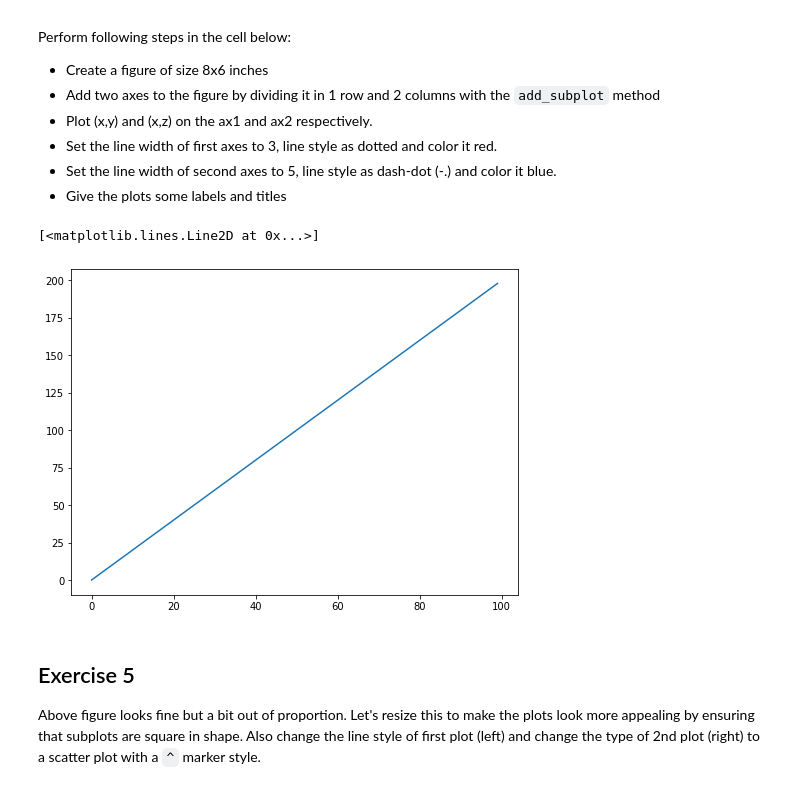
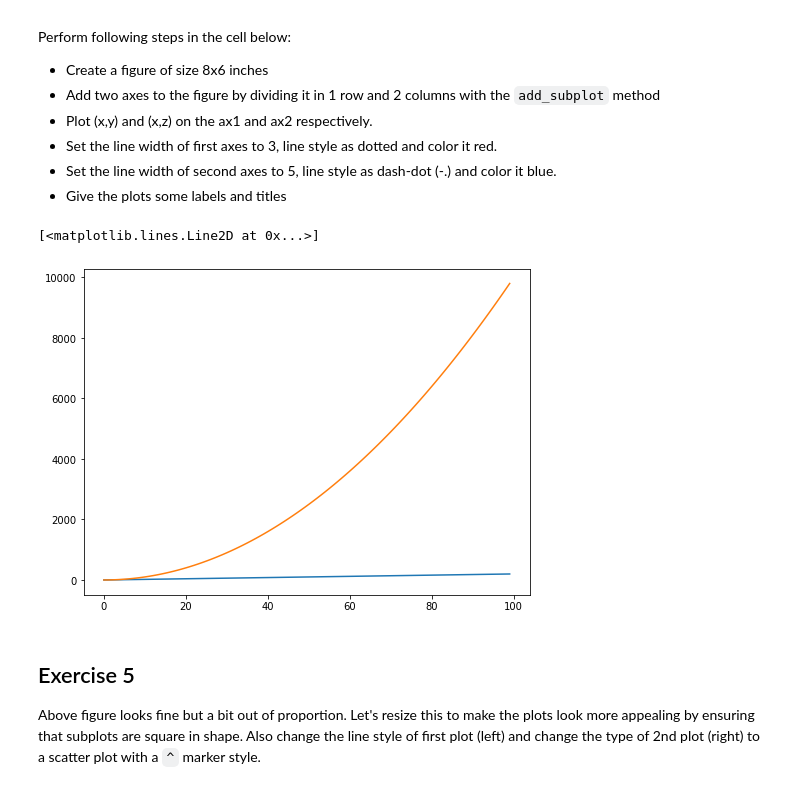
Before and after one commit to JohnTheTripper/dsc-more-practice-with-matplotlib-lab-nyc-ds-021720, a Jupyter notebook: index.ipynb, the cells around one changed output. Cells and saved outputs as stored; diff of their text form; code cells hidden in the pictures.

```diff
--- a/index.ipynb
+++ b/index.ipynb
@@ -137,12 +137,13 @@ Perform following steps in the cell below:
 # %%
 my_figure4 = plt.figure(figsize=(8,6))
 
 #fig, axes = plt.subplots(nrows=3, ncols=4, figsize=(8,6))
 
 plt.plot(x, y)
+plt.plot(x, z)
 # %% [output]
 [<matplotlib.lines.Line2D at 0x...>]
-[figure, old version]
+[figure, new version]
 # %% [markdown]
 ## Exercise 5
 
```
